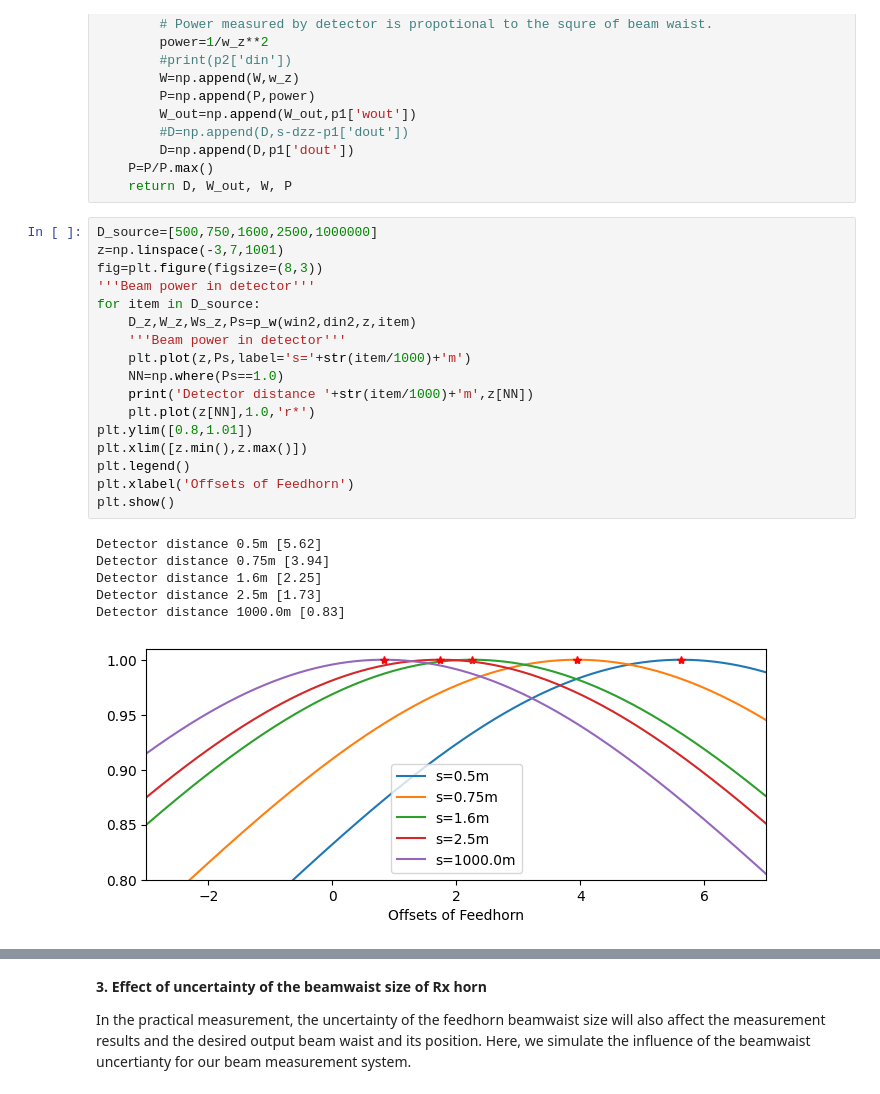
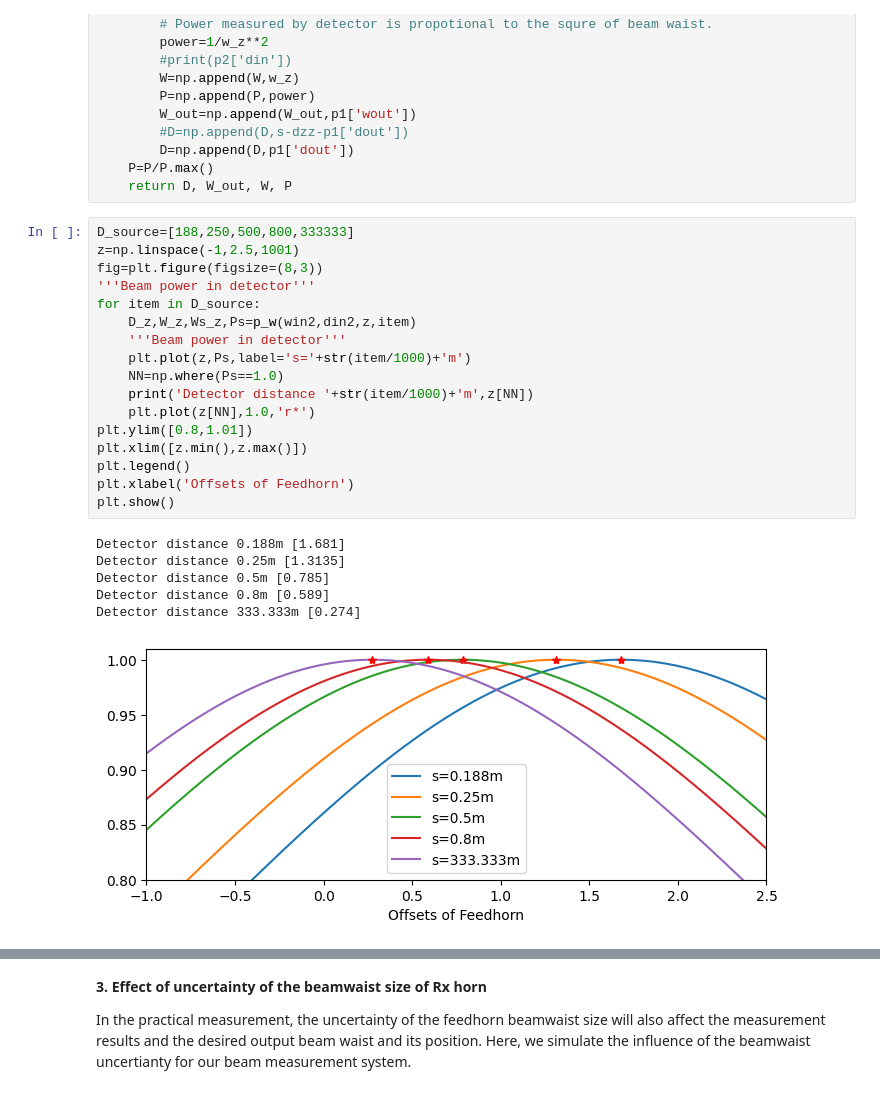
Before and after one commit to XiaodongRencologne/GaussianOptics, a Jupyter notebook: CHAMP_Test_475GHz.ipynb, the cells around one changed output, grey strips where cells are left out. Saved outputs shown, nothing was run; the diff lists cells and outputs as text.

```diff
--- a/CHAMP_Test_475GHz.ipynb
+++ b/CHAMP_Test_475GHz.ipynb
@@ -109,29 +110,29 @@ def p_w(win,din,dz,s):
     P=P/P.max()
     return D, W_out, W, P
 # %%
-D_source=[500,750,1600,2500,1000000]
-z=np.linspace(-3,7,1001)
+D_source=[188,250,500,800,333333]
+z=np.linspace(-1,2.5,1001)
 fig=plt.figure(figsize=(8,3))
 '''Beam power in detector'''
 for item in D_source:
     D_z,W_z,Ws_z,Ps=p_w(win2,din2,z,item)
     '''Beam power in detector'''
     plt.plot(z,Ps,label='s='+str(item/1000)+'m')
     NN=np.where(Ps==1.0)
     print('Detector distance '+str(item/1000)+'m',z[NN])
     plt.plot(z[NN],1.0,'r*')
 plt.ylim([0.8,1.01])
 plt.xlim([z.min(),z.max()])
 plt.legend()
 plt.xlabel('Offsets of Feedhorn')
 plt.show()
 # %% [output]
-Detector distance 0.5m [5.62]
-Detector distance 0.75m [3.94]
-Detector distance 1.6m [2.25]
-Detector distance 2.5m [1.73]
-Detector distance 1000.0m [0.83]
+Detector distance 0.188m [1.681]
+Detector distance 0.25m [1.3135]
+Detector distance 0.5m [0.785]
+Detector distance 0.8m [0.589]
+Detector distance 333.333m [0.274]
-[figure, old version]
+[figure, new version]
 # %%
 fig=plt.figure(figsize=(8,3))
 '''Beam power in detector'''
```
Also changed, not shown: parts of 6 cells of this notebook, 2 other files.
